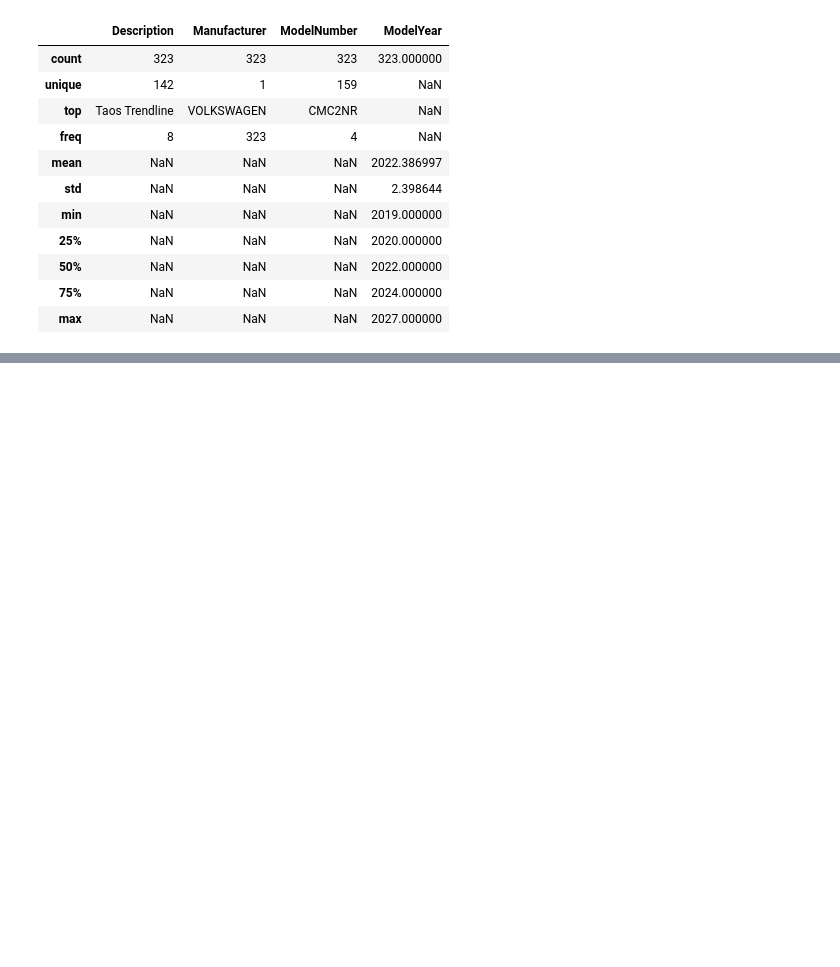
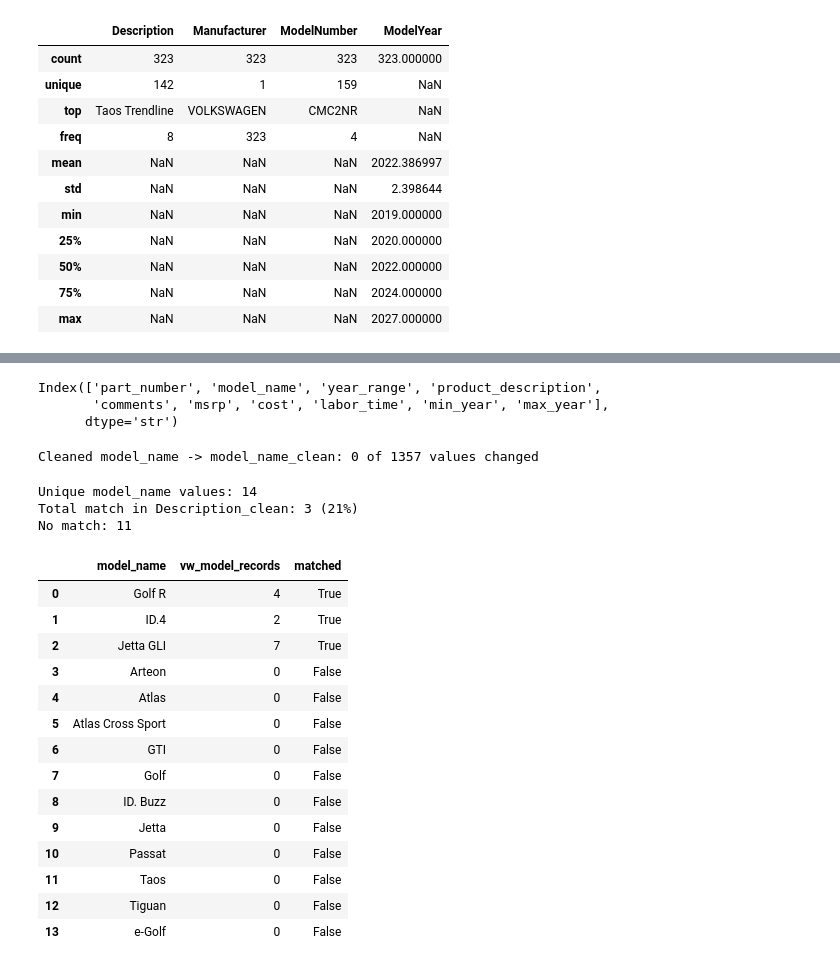
Before and after one commit to MeliPax/OEM_Accessories_v1, a Jupyter notebook: source_code/VW/oem_access_data_analysis.ipynb, the cells around one changed output, grey strips where cells are left out. Cells and saved outputs as stored; diff of their text form; code cells hidden in the pictures; blank space fills up the shorter version.

```diff
--- a/source_code/VW/oem_access_data_analysis.ipynb
+++ b/source_code/VW/oem_access_data_analysis.ipynb
@@ -544,0 +607,21 @@ vw_models_df.describe(include='all')
+# %%
+# check how many unique model names in the accessories data are a total (exact) match
+# to a description in the VW models data (case-insensitive, ignores leading/trailing spaces)
+def match_model_names(accessories_df, models_df, model_column='model_name', description_column='Description_clean'):
+    normalize = lambda s: s.astype(str).str.strip().str.lower()
+
+    # number of VW model records for each normalized description
+    description_counts = normalize(models_df[description_column]).value_counts()
+
+    results = pd.DataFrame({model_column: sorted(accessories_df[model_column].dropna().unique())})
+    results['vw_model_records'] = normalize(results[model_column]).map(description_counts).fillna(0).astype(int)
+    results['matched'] = results['vw_model_records'] > 0
+    results = results.sort_values(['matched', model_column], ascending=[False, True]).reset_index(drop=True)
+
+    total = len(results)
+    matched = int(results['matched'].sum())
+    print(f"Unique {model_column} values: {total}")
+    print(f"Total match in {description_column}: {matched} ({matched / total:.0%})")
+    print(f"No match: {total - matched}")
+    display(results)
+    return results
@@ -544,0 +667,32 @@ vw_models_df.describe(include='all')
+# %%
+filtered_recent_df.columns
+# %% [output]
+Index(['part_number', 'model_name', 'year_range', 'product_description',
+       'comments', 'msrp', 'cost', 'labor_time', 'min_year', 'max_year'],
+      dtype='str')
+# %%
+filtered_recent_df = clean_text_column(filtered_recent_df, 'model_name')
+# %% [output]
+Cleaned model_name -> model_name_clean: 0 of 1357 values changed
+# %%
+
+model_match_results = match_model_names(filtered_recent_df, vw_models_df)
+# %% [output]
+Unique model_name values: 14
+Total match in Description_clean: 3 (21%)
+No match: 11
+|  | model_name | vw_model_records | matched |
+| 0 | Golf R | 4 | True |
+| 1 | ID.4 | 2 | True |
+| 2 | Jetta GLI | 7 | True |
+| 3 | Arteon | 0 | False |
+| 4 | Atlas | 0 | False |
+| 5 | Atlas Cross Sport | 0 | False |
+| 6 | GTI | 0 | False |
+| 7 | Golf | 0 | False |
+| 8 | ID. Buzz | 0 | False |
+| 9 | Jetta | 0 | False |
+| 10 | Passat | 0 | False |
+| 11 | Taos | 0 | False |
+| 12 | Tiguan | 0 | False |
+| 13 | e-Golf | 0 | False |
```
Also changed, not shown: parts of 8 cells of this notebook.
